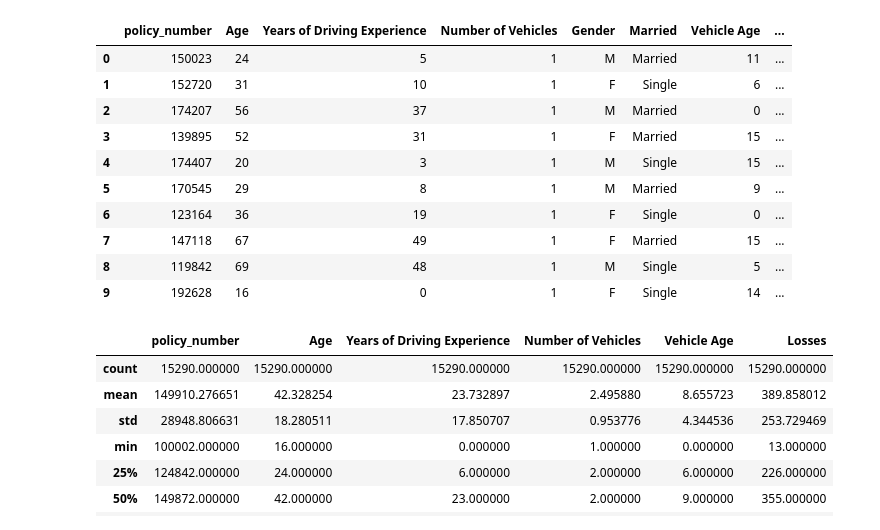
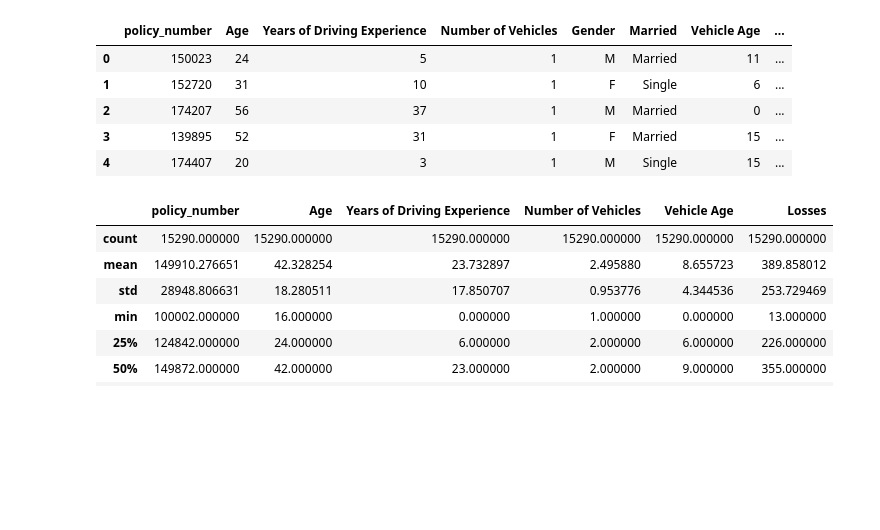
Before and after one commit to data-alchemists/alchemists-book-of-datasets, a Jupyter notebook: udemy_insurance_analysis/P_Insurance.ipynb, the cells around one changed output. Drawn from its saved outputs; the diff is of its cells as text; code cells hidden in the pictures; blank space fills up the shorter version.

```diff
--- a/udemy_insurance_analysis/P_Insurance.ipynb
+++ b/udemy_insurance_analysis/P_Insurance.ipynb
@@ -12,19 +12,14 @@ df = df.rename(columns={
     'Policy Number': 'policy_number'
 })
 # %%
-df.head(10)
+df.head()
 # %% [output]
 |  | policy_number | Age | Years of Driving Experience | Number of Vehicles | Gender | Married | Vehicle Age | ... |
 | 0 | 150023 | 24 | 5 | 1 | M | Married | 11 | ... |
 | 1 | 152720 | 31 | 10 | 1 | F | Single | 6 | ... |
 | 2 | 174207 | 56 | 37 | 1 | M | Married | 0 | ... |
 | 3 | 139895 | 52 | 31 | 1 | F | Married | 15 | ... |
 | 4 | 174407 | 20 | 3 | 1 | M | Single | 15 | ... |
-| 5 | 170545 | 29 | 8 | 1 | M | Married | 9 | ... |
-| 6 | 123164 | 36 | 19 | 1 | F | Single | 0 | ... |
-| 7 | 147118 | 67 | 49 | 1 | F | Married | 15 | ... |
-| 8 | 119842 | 69 | 48 | 1 | M | Single | 5 | ... |
-| 9 | 192628 | 16 | 0 | 1 | F | Single | 14 | ... |
 # %%
 df.describe()
 # %% [output]
```
Also changed, not shown: parts of 13 cells of this notebook.
